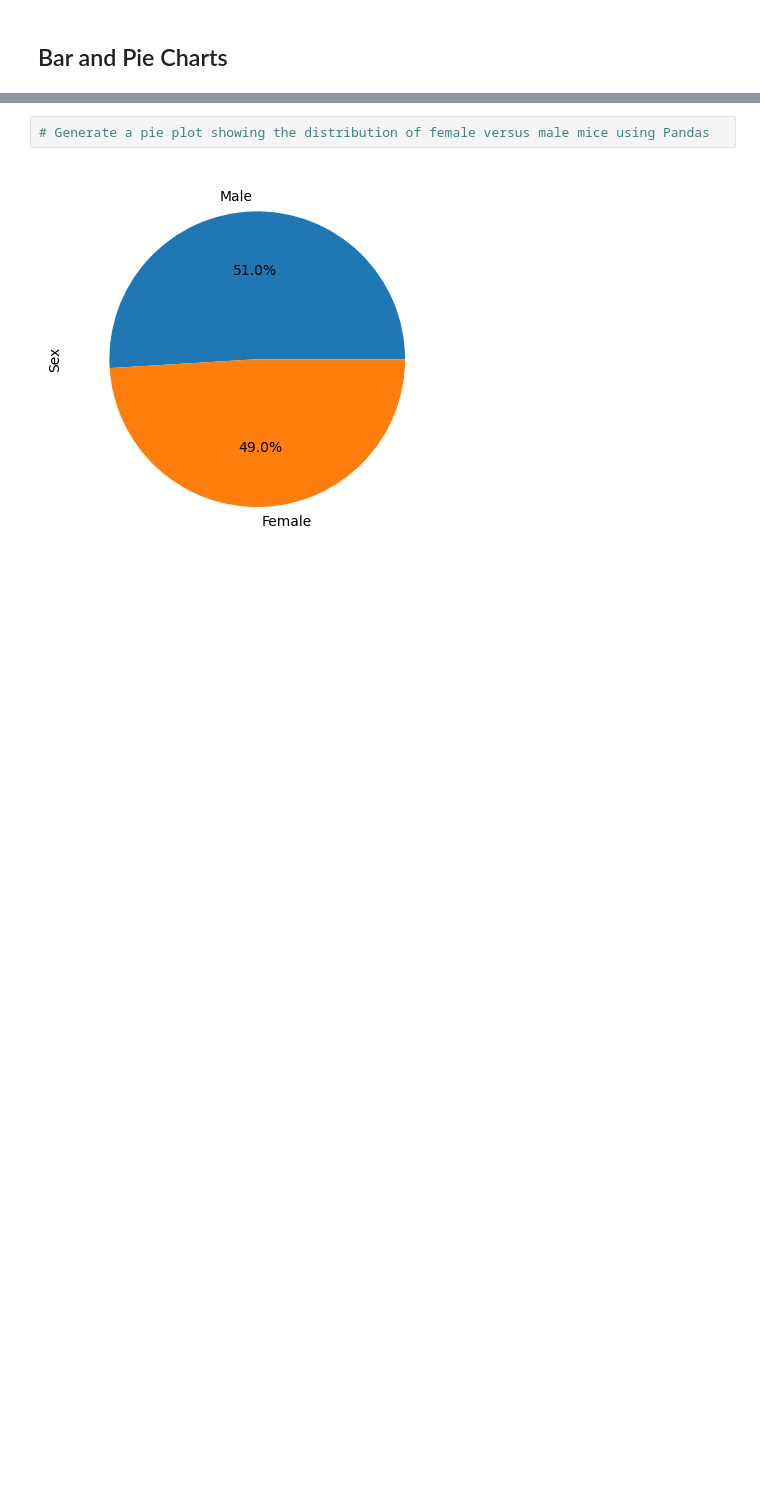
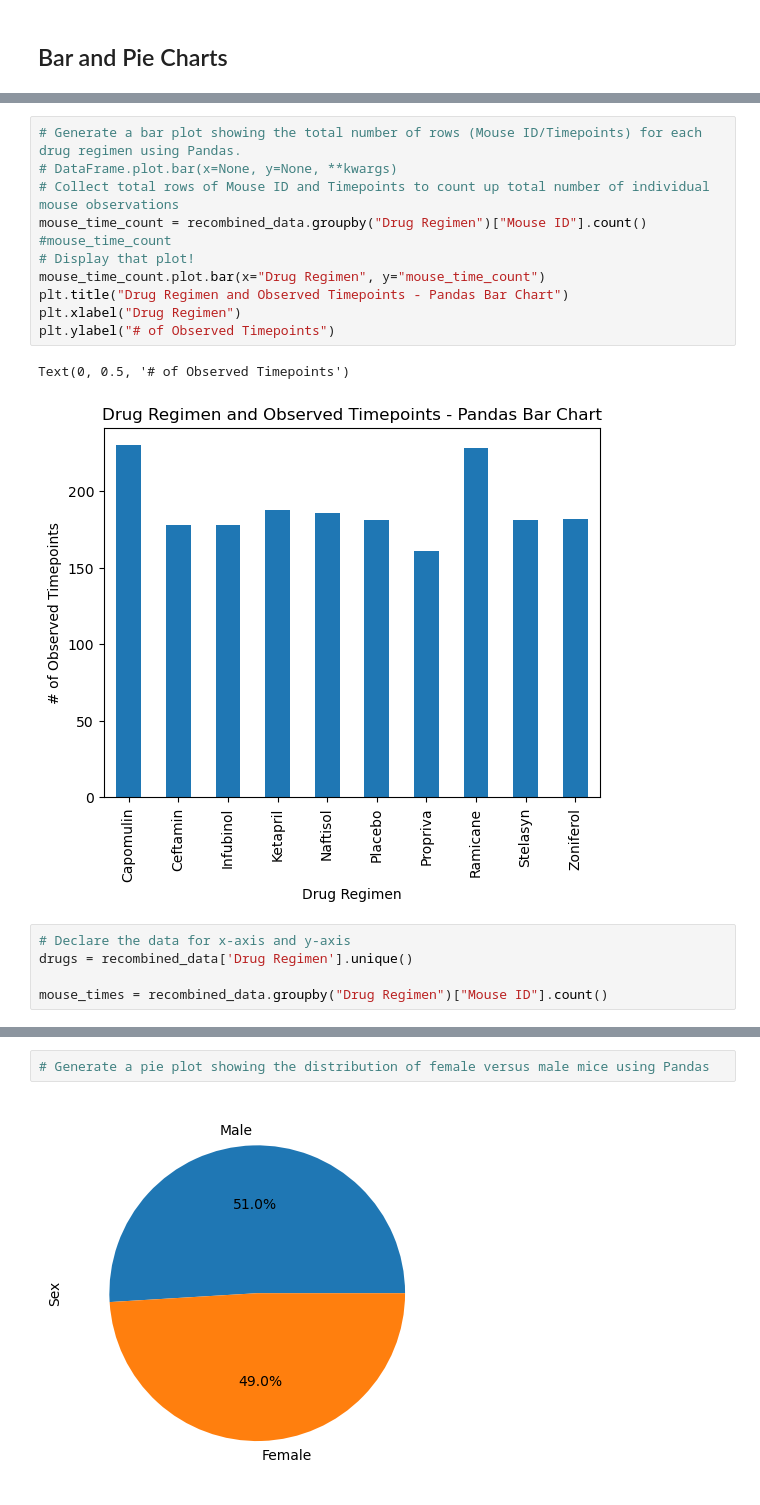
Before and after one commit to AmiableWookie/MatPlotLib_Challenge, a Jupyter notebook: Starter_Code/Pymaceuticals/pymaceuticals_starter.ipynb, the cells around one changed output, grey strips where cells are left out. Cells and saved outputs as stored; diff of their text form; blank space fills up the shorter version.

```diff
--- a/Starter_Code/Pymaceuticals/pymaceuticals_starter.ipynb
+++ b/Starter_Code/Pymaceuticals/pymaceuticals_starter.ipynb
@@ -225,0 +239,19 @@ Total_mice
+# %%
+# Generate a bar plot showing the total number of rows (Mouse ID/Timepoints) for each drug regimen using Pandas.
+# DataFrame.plot.bar(x=None, y=None, **kwargs)
+# Collect total rows of Mouse ID and Timepoints to count up total number of individual mouse observations
+mouse_time_count = recombined_data.groupby("Drug Regimen")["Mouse ID"].count()
+#mouse_time_count
+# Display that plot!
+mouse_time_count.plot.bar(x="Drug Regimen", y="mouse_time_count")
+plt.title("Drug Regimen and Observed Timepoints - Pandas Bar Chart")
+plt.xlabel("Drug Regimen")
+plt.ylabel("# of Observed Timepoints")
+# %% [output]
+Text(0, 0.5, '# of Observed Timepoints')
+[figure, added]
+# %%
+# Declare the data for x-axis and y-axis
+drugs = recombined_data['Drug Regimen'].unique()
+
+mouse_times = recombined_data.groupby("Drug Regimen")["Mouse ID"].count()
```
Also changed, not shown: parts of 10 cells of this notebook.
